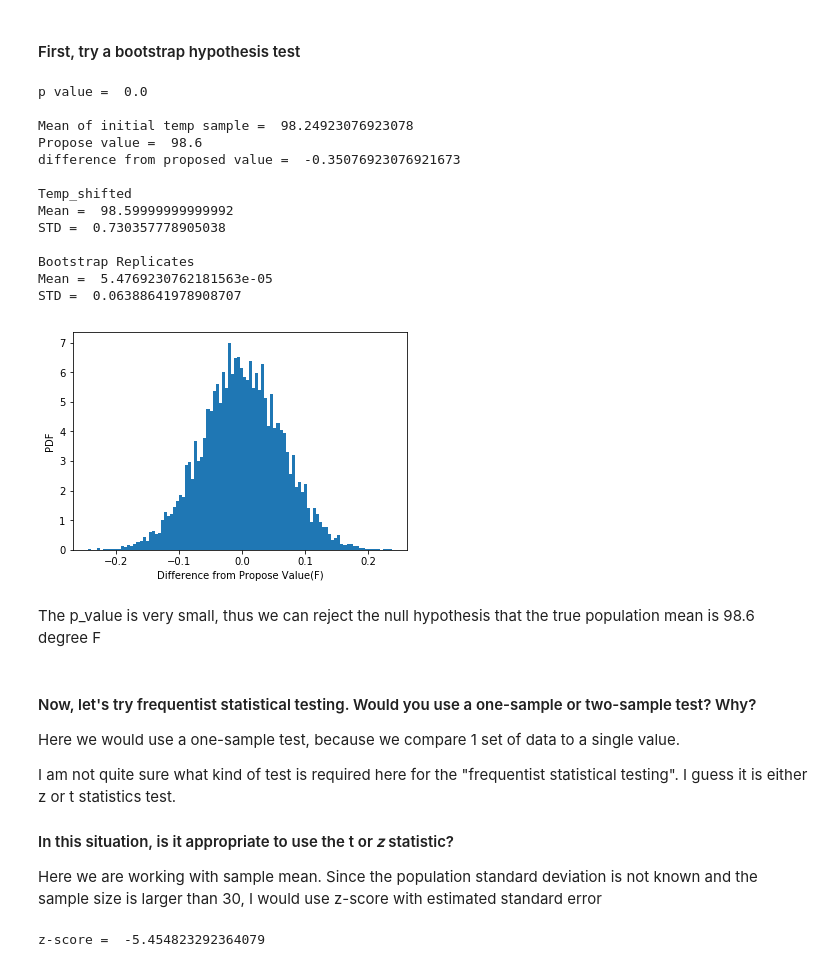
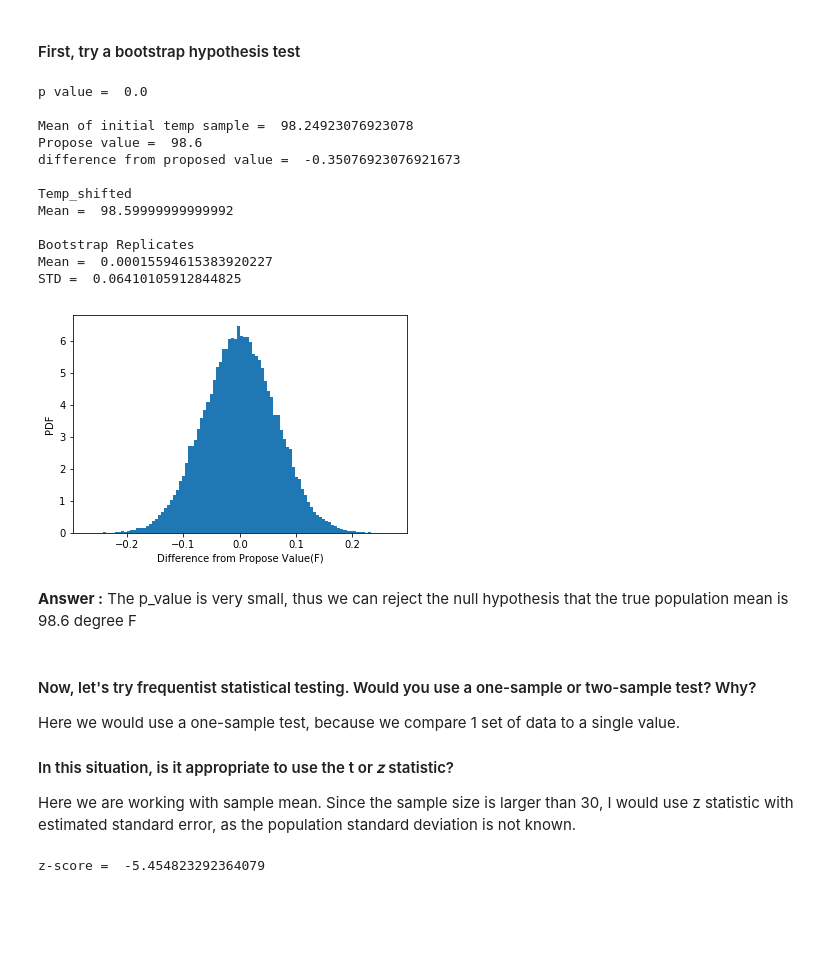
Before and after one commit to qnguyen1010/Springboard, a Jupyter notebook: EDA_Human_Temperature_Project__QuocNguyen.ipynb, the cells around one changed output. Drawn from its saved outputs; the diff is of its cells as text; code cells hidden in the pictures; blank space fills up the shorter version.

```diff
--- a/EDA_Human_Temperature_Project__QuocNguyen.ipynb
+++ b/EDA_Human_Temperature_Project__QuocNguyen.ipynb
@@ -162,9 +151,9 @@ def diff_value(data,propose_value=98.6):
 diff_obs = diff_value(temp)
 
 # Take 10,000 bootstrap replicates of the mean:
-bs_replicates = draw_bs_reps(temp_shifted,diff_value,size = 10000)
+bs_replicates = draw_bs_reps(temp_shifted,diff_value,size = 100000)
 
-p_value = np.sum(bs_replicates <= diff_obs)/10000
+p_value = np.sum(bs_replicates <= diff_obs)/100000
 
 print('p value = ',p_value)
 print('')
@@ -172,49 +161,47 @@ print('')
 # Test
 print('Mean of initial temp sample = ',np.mean(temp))
 print('Propose value = ',propose_value)
 print('difference from proposed value = ',diff_obs)
 print('')
 
 print('Temp_shifted')
 print('Mean = ', np.mean(temp_shifted))
-print('STD = ', np.std(temp_shifted))
 print('')
 
 print('Bootstrap Replicates')
 print('Mean = ',np.mean(bs_replicates))
 print('STD = ',np.std(bs_replicates))
 
 # Make a histogram of the results
 plt.hist(bs_replicates, bins = 100, density = True)
 plt.xlabel('Difference from Propose Value(F)')
 plt.ylabel('PDF')
 plt.show()
 # %% [output]
 p value =  0.0
 
 Mean of initial temp sample =  98.24923076923078
 Propose value =  98.6
 difference from proposed value =  -0.35076923076921673
 
 Temp_shifted
 Mean =  98.59999999999992
-STD =  0.730357778905038
 
 Bootstrap Replicates
-Mean =  5.4769230762181563e-05
-STD =  0.06388641978908707
+Mean =  0.00015594615383920227
+STD =  0.06410105912844825
-[figure, old version]
+[figure, new version]
 # %% [markdown]
-The p_value is very small, thus we can reject the null hypothesis that the true population mean is 98.6 degree F
+**Answer :** The p_value is very small, thus we can reject the null hypothesis that the true population mean is 98.6 degree F
 # %% [markdown]
 #### Now, let's try frequentist statistical testing. Would you use a one-sample or two-sample test? Why?
 
 Here we would use a one-sample test, because we compare 1 set of data to a single value.
 
-I am not quite sure what kind of test is required here for the "frequentist statistical testing". I guess it is either z or t statistics test.
 
 #### In this situation, is it appropriate to use the t or 𝑧 statistic?
-Here we are working with sample mean. Since the population standard deviation is not known and the sample size is larger than 30, I would use z-score with estimated standard error
+
+Here we are working with sample mean. Since the sample size is larger than 30, I would use z statistic with estimated standard error, as the population standard deviation is not known.
 # %%
 # z-score test
 
```
Also changed, not shown: parts of 20 cells of this notebook.
